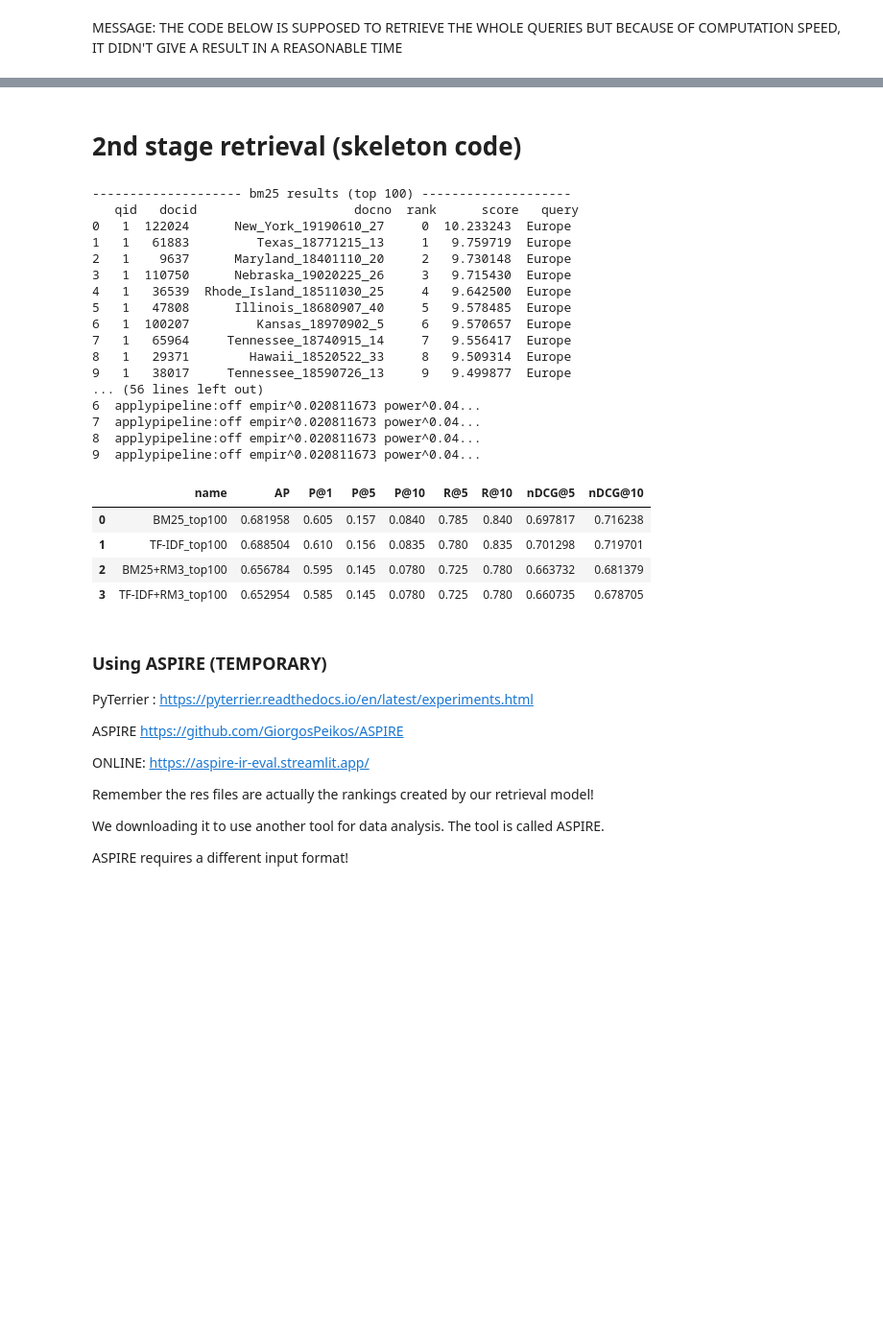
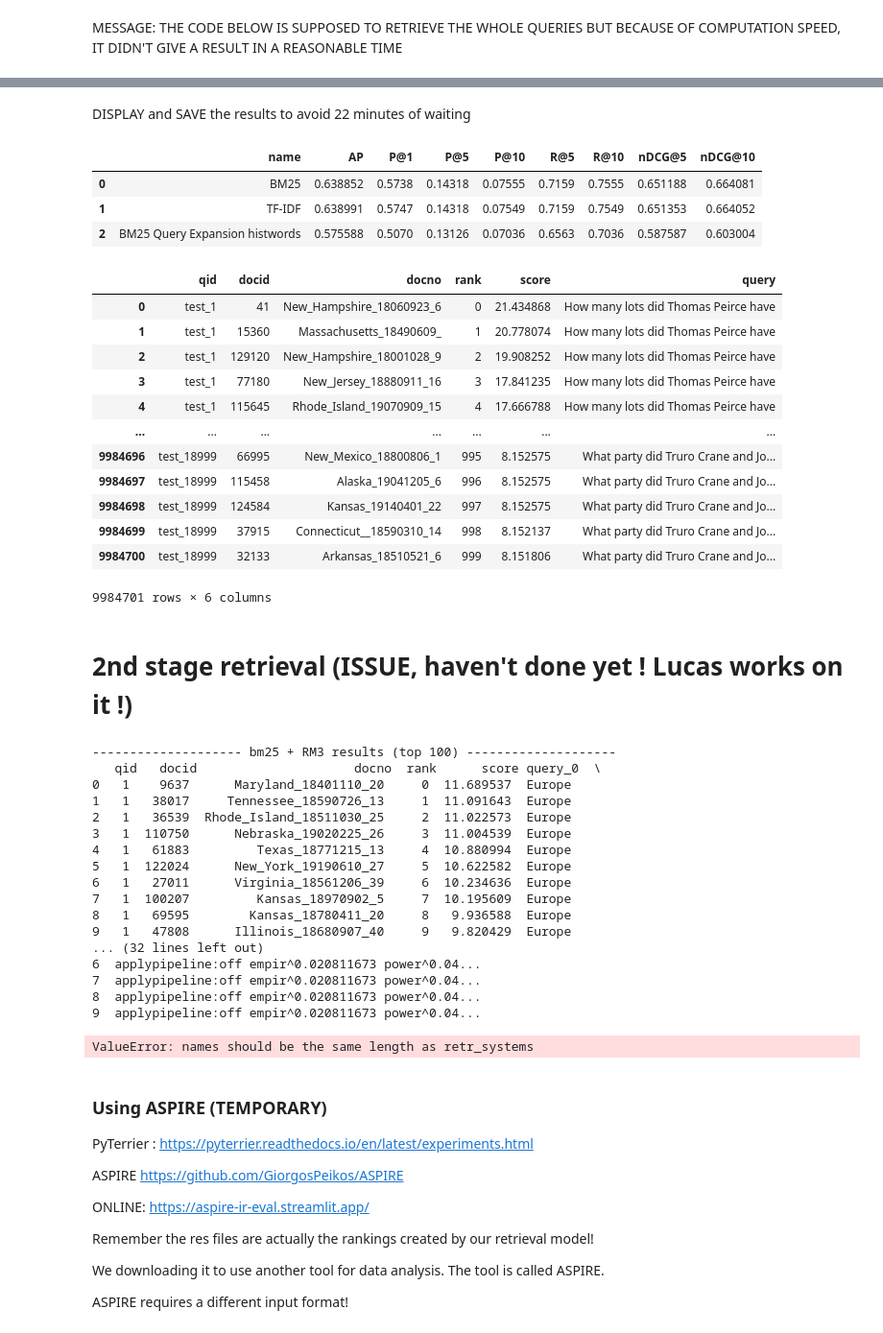
Before and after one commit to OmerSherman/IRProject, a Jupyter notebook: Historical News Question Answering.ipynb, the cells around one changed output, grey strips where cells are left out. Shown at 96% size. Drawn from its saved outputs; the diff is of its cells as text; code cells hidden in the pictures; blank space fills up the shorter version.

```diff
--- a/Historical News Question Answering.ipynb
+++ b/Historical News Question Answering.ipynb
@@ -324,7 +325,7 @@ def get_index():
     # Key parameters now are: meta, text_attrs, meta_reverse, pretokenised, fields, threads
     indexer = pt.IterDictIndexer(
         index_path,
-        meta={"docno": 20},            # store docno as metadata (up to 20 characters)
+        meta={"docno": 24},            # store docno as metadata (up to 20 characters)
         text_attrs=["text"],           # which field(s) contain the text
         meta_reverse=["docno"],        # enable reverse lookup on docno
         pretokenised=False,
@@ -456,10 +517,34 @@ experiment_results = pt.Experiment(
+# %% [markdown]
+DISPLAY and SAVE the results to avoid 22 minutes of waiting
+# %%
+display(experiment_results)
+experiment_results.to_csv("experiment_results_all_queries.csv", index=False)
+# %% [output]
+|  | name | AP | P@1 | P@5 | P@10 | R@5 | R@10 | nDCG@5 | nDCG@10 |
+| 0 | BM25 | 0.638852 | 0.5738 | 0.14318 | 0.07555 | 0.7159 | 0.7555 | 0.651188 | 0.664081 |
+| 1 | TF-IDF | 0.638991 | 0.5747 | 0.14318 | 0.07549 | 0.7159 | 0.7549 | 0.651353 | 0.664052 |
+| 2 | BM25 Query Expansion histwords | 0.575588 | 0.5070 | 0.13126 | 0.07036 | 0.6563 | 0.7036 | 0.587587 | 0.603004 |
 # %%
-res_qtitles_tfidf = tfidf.transform(queries_titles[['qid','query']])# ASPIRE takes res
-res_qtitles_bm25 = bm25.transform(queries_titles[['qid','query']])# ASPIRE takes res
+res_qtitles_tfidf = tf_idf.transform(queries_df[['qid','query']])# ASPIRE takes res
+res_qtitles_bm25 = bm25.transform(queries_df[['qid','query']])# ASPIRE takes res
 
 display(res_qtitles_bm25)
+# %% [output]
+|  | qid | docid | docno | rank | score | query |
+| 0 | test_1 | 41 | New_Hampshire_18060923_6 | 0 | 21.434868 | How many lots did Thomas Peirce have |
+| 1 | test_1 | 15360 | Massachusetts_18490609_ | 1 | 20.778074 | How many lots did Thomas Peirce have |
+| 2 | test_1 | 129120 | New_Hampshire_18001028_9 | 2 | 19.908252 | How many lots did Thomas Peirce have |
+| 3 | test_1 | 77180 | New_Jersey_18880911_16 | 3 | 17.841235 | How many lots did Thomas Peirce have |
+| 4 | test_1 | 115645 | Rhode_Island_19070909_15 | 4 | 17.666788 | How many lots did Thomas Peirce have |
+| ... | ... | ... | ... | ... | ... | ... |
+| 9984696 | test_18999 | 66995 | New_Mexico_18800806_1 | 995 | 8.152575 | What party did Truro Crane and Jo... |
+| 9984697 | test_18999 | 115458 | Alaska_19041205_6 | 996 | 8.152575 | What party did Truro Crane and Jo... |
+| 9984698 | test_18999 | 124584 | Kansas_19140401_22 | 997 | 8.152575 | What party did Truro Crane and Jo... |
+| 9984699 | test_18999 | 37915 | Connecticut__18590310_14 | 998 | 8.152137 | What party did Truro Crane and Jo... |
+| 9984700 | test_18999 | 32133 | Arkansas_18510521_6 | 999 | 8.151806 | What party did Truro Crane and Jo... |
+9984701 rows × 6 columns
-# %% [markdown]
-# 2nd stage retrieval (skeleton code)
+# %% [markdown]
+# 2nd stage retrieval (ISSUE, haven't done yet ! Lucas works on it !)
 # %%
 from pyterrier.measures import P, MAP, R, nDCG
 import pyterrier as pt # Ensure pyterrier is imported as pt
@@ -478,8 +563,8 @@ rm3 = pt.rewrite.RM3(index, fb_docs=10, fb_terms=10)
 
 # Create pipelines with RM3 re-ranker
 # The output of rm3 (rewritten query) needs to be passed back to a retriever
-bm25_rm3_pipeline = (bm25 % 100) >> rm3 >> (bm25 % 100)
-tf_idf_rm3_pipeline = (tf_idf % 100) >> rm3 >> (tf_idf % 100)
+bm25_rm3_pipeline = (bm25 % 100) >> rm3
+tf_idf_rm3_pipeline = (tf_idf % 100) >> rm3
 
 #testing the engine
 query = "Europe"
@@ -509,33 +594,29 @@ experiment_results = pt.Experiment(
     queries_subset_df, # Use the subset of queries
     qrels_subset_df,   # Use the filtered qrels for the subset
     [P@1, P@5, P@10, R@5, R@10, nDCG@5, nDCG@10, MAP],
-    names=["BM25_top100", "TF-IDF_top100", "BM25+RM3_top100", "TF-IDF+RM3_top100"],
+    names=["BM25_RM3_top100", "TF-IDF_RM3_top100"]
 )
 
 display(experiment_results)
 # %% [output]
--------------------- bm25 results (top 100) --------------------
-   qid   docid                     docno  rank      score   query
-0   1  122024      New_York_19190610_27     0  10.233243  Europe
-1   1   61883         Texas_18771215_13     1   9.759719  Europe
-2   1    9637      Maryland_18401110_20     2   9.730148  Europe
-3   1  110750      Nebraska_19020225_26     3   9.715430  Europe
-4   1   36539  Rhode_Island_18511030_25     4   9.642500  Europe
-5   1   47808      Illinois_18680907_40     5   9.578485  Europe
-6   1  100207         Kansas_18970902_5     6   9.570657  Europe
-7   1   65964     Tennessee_18740915_14     7   9.556417  Europe
-8   1   29371        Hawaii_18520522_33     8   9.509314  Europe
-9   1   38017     Tennessee_18590726_13     9   9.499877  Europe
-... (56 lines left out)
+-------------------- bm25 + RM3 results (top 100) --------------------
+   qid   docid                     docno  rank      score query_0  \
+0   1    9637      Maryland_18401110_20     0  11.689537  Europe
+1   1   38017     Tennessee_18590726_13     1  11.091643  Europe
+2   1   36539  Rhode_Island_18511030_25     2  11.022573  Europe
+3   1  110750      Nebraska_19020225_26     3  11.004539  Europe
+4   1   61883         Texas_18771215_13     4  10.880994  Europe
+5   1  122024      New_York_19190610_27     5  10.622582  Europe
+6   1   27011      Virginia_18561206_39     6  10.234636  Europe
+7   1  100207         Kansas_18970902_5     7  10.195609  Europe
+8   1   69595        Kansas_18780411_20     8   9.936588  Europe
+9   1   47808      Illinois_18680907_40     9   9.820429  Europe
+... (32 lines left out)
 6  applypipeline:off empir^0.020811673 power^0.04...
 7  applypipeline:off empir^0.020811673 power^0.04...
 8  applypipeline:off empir^0.020811673 power^0.04...
 9  applypipeline:off empir^0.020811673 power^0.04...
-|  | name | AP | P@1 | P@5 | P@10 | R@5 | R@10 | nDCG@5 | nDCG@10 |
-| 0 | BM25_top100 | 0.681958 | 0.605 | 0.157 | 0.0840 | 0.785 | 0.840 | 0.697817 | 0.716238 |
-| 1 | TF-IDF_top100 | 0.688504 | 0.610 | 0.156 | 0.0835 | 0.780 | 0.835 | 0.701298 | 0.719701 |
-| 2 | BM25+RM3_top100 | 0.656784 | 0.595 | 0.145 | 0.0780 | 0.725 | 0.780 | 0.663732 | 0.681379 |
-| 3 | TF-IDF+RM3_top100 | 0.652954 | 0.585 | 0.145 | 0.0780 | 0.725 | 0.780 | 0.660735 | 0.678705 |
+ValueError: names should be the same length as retr_systems
 # %% [markdown]
 ### Using ASPIRE (TEMPORARY)
 
```
Also changed, not shown: parts of 12 cells of this notebook.
